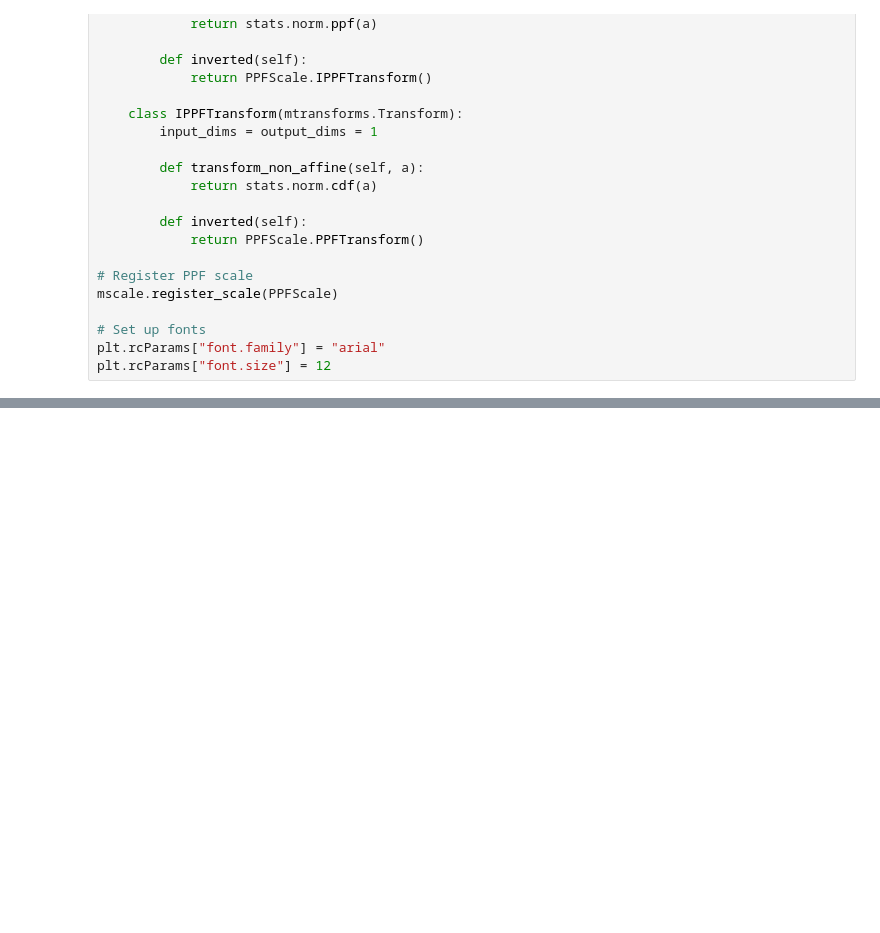
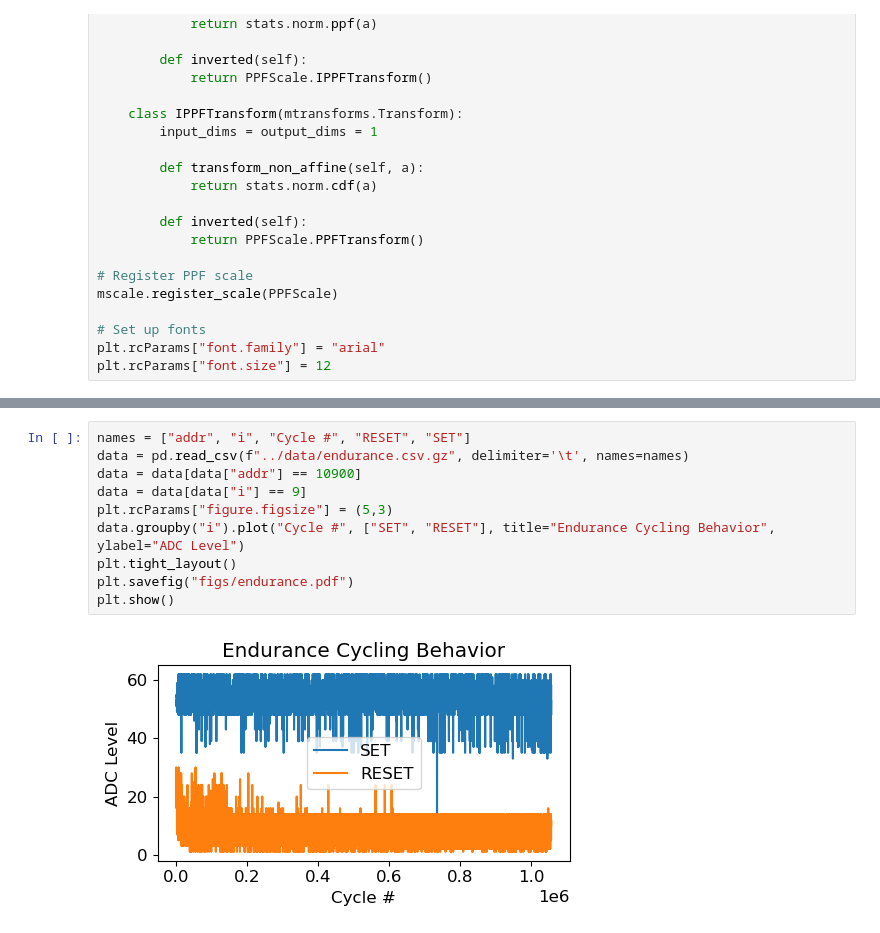
Before and after one commit to akashlevy/ember-python, a Jupyter notebook: analysis/characterizations.ipynb, the cells around one changed output, grey strips where cells are left out. Saved outputs shown, nothing was run; the diff lists cells and outputs as text; blank space fills up the shorter version.

```diff
--- a/analysis/characterizations.ipynb
+++ b/analysis/characterizations.ipynb
@@ -122,0 +173,12 @@ for bpc in range(1, 5):
+# %%
+names = ["addr", "i", "Cycle #", "RESET", "SET"]
+data = pd.read_csv(f"../data/endurance.csv.gz", delimiter='\t', names=names)
+data = data[data["addr"] == 10900]
+data = data[data["i"] == 9]
+plt.rcParams["figure.figsize"] = (5,3)
+data.groupby("i").plot("Cycle #", ["SET", "RESET"], title="Endurance Cycling Behavior", ylabel="ADC Level")
+plt.tight_layout()
+plt.savefig("figs/endurance.pdf")
+plt.show()
+# %% [output]
+[figure, added]
```
Also changed, not shown: parts of 6 cells of this notebook, 24 other files.
